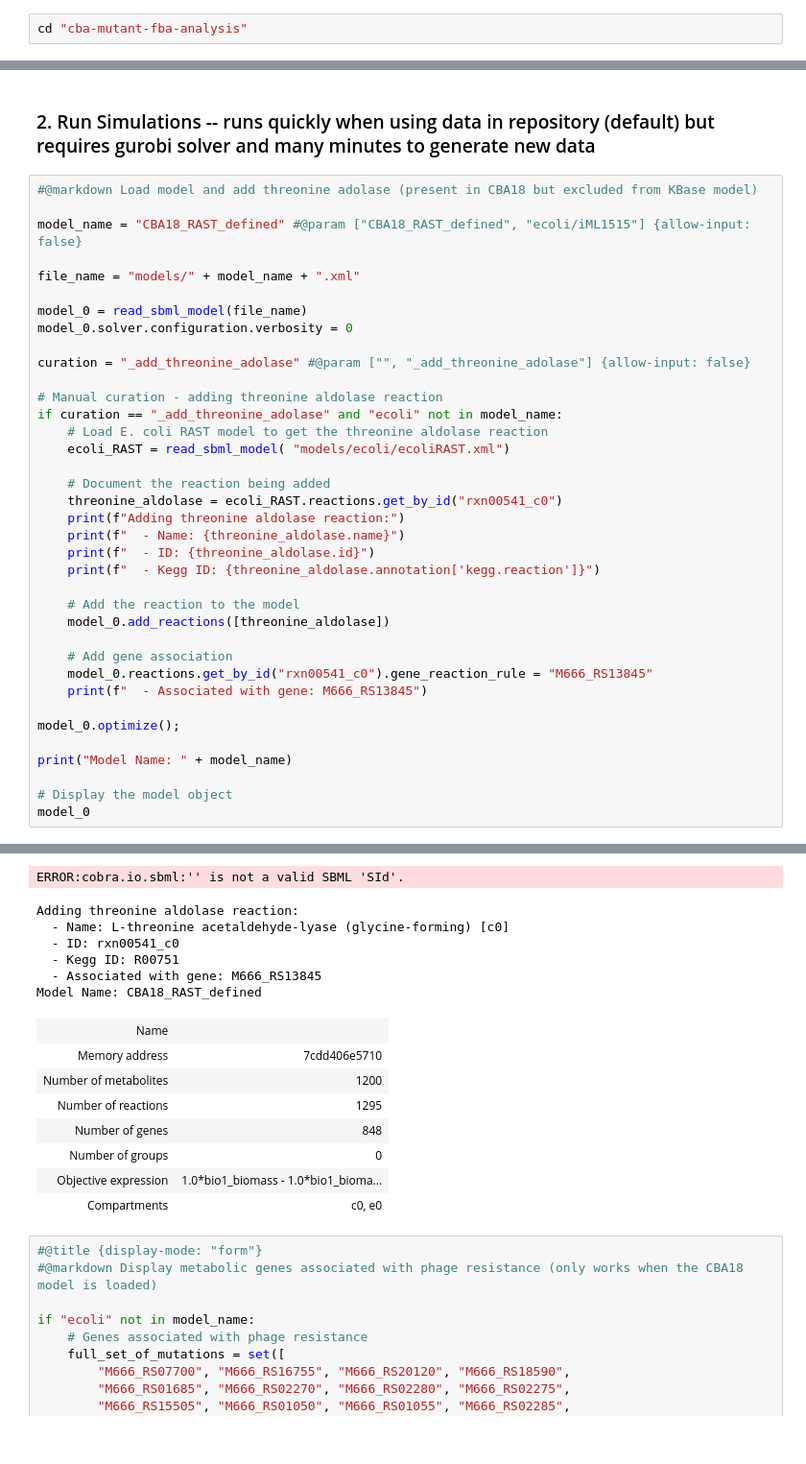
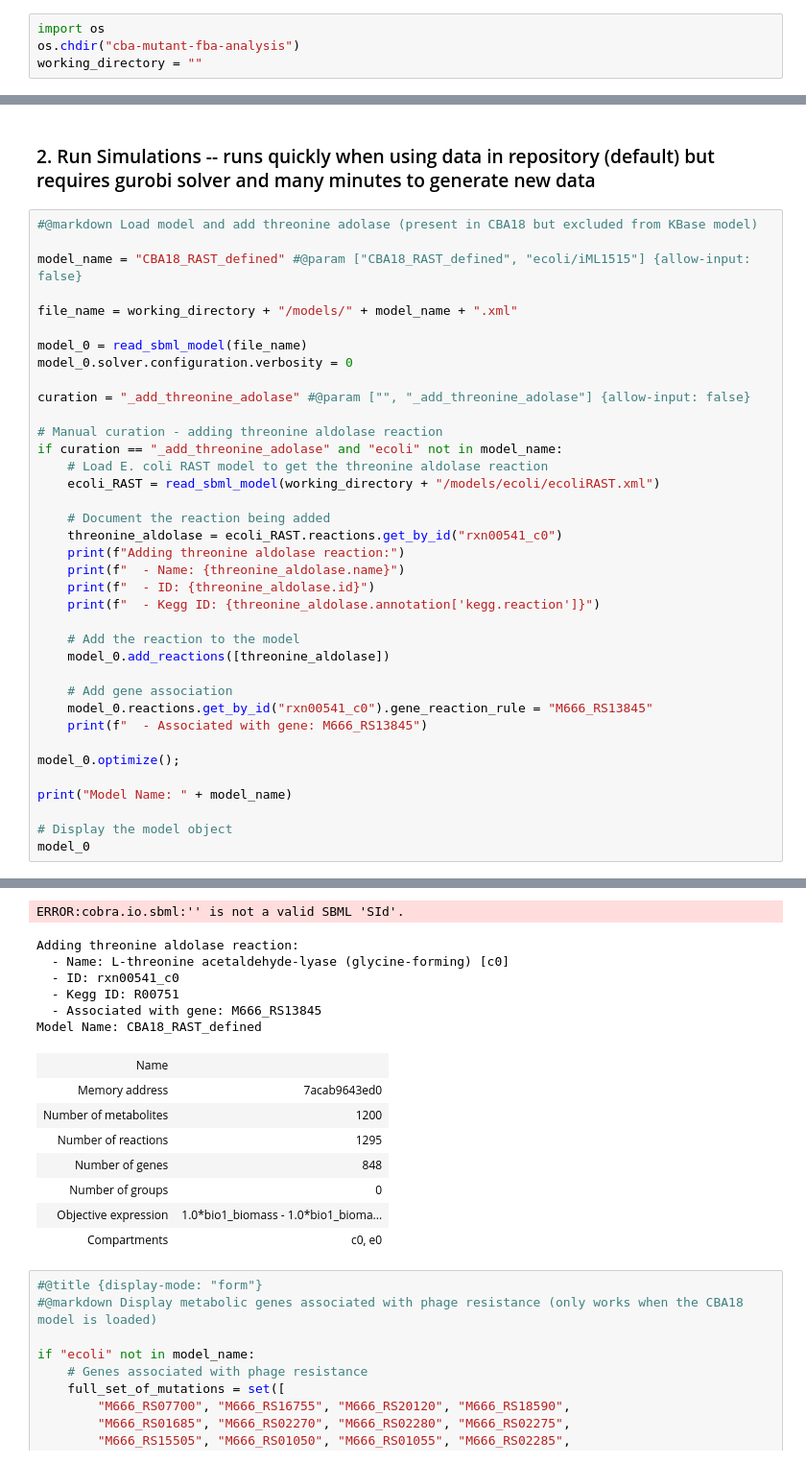
Before and after one commit to cowusuansah/cba-mutant-fba-analysis, a Jupyter notebook: analysis.ipynb, the cells around one changed output, grey strips where cells are left out. Shown at 96% size. Saved outputs shown, nothing was run; the diff lists cells and outputs as text.

```diff
--- a/analysis.ipynb
+++ b/analysis.ipynb
@@ -11,7 +11,9 @@ If not already in google colab, use this link to open notebook there
 # %%
 !git clone https://github.com/cowusuansah/cba-mutant-fba-analysis.git
 # %%
-cd "cba-mutant-fba-analysis"
+import os
+os.chdir("cba-mutant-fba-analysis")
+working_directory = ""
 # %% [markdown]
 ##### Setup cobrapy
 # %%
@@ -563,7 +564,7 @@ def calculate_production(metabolite, model, flux_distribution):
 
 model_name = "CBA18_RAST_defined" #@param ["CBA18_RAST_defined", "ecoli/iML1515"] {allow-input: false}
 
-file_name = "models/" + model_name + ".xml"
+file_name = working_directory + "/models/" + model_name + ".xml"
 
 model_0 = read_sbml_model(file_name)
 model_0.solver.configuration.verbosity = 0
@@ -573,7 +574,7 @@ curation = "_add_threonine_adolase" #@param ["", "_add_threonine_adolase"] {allo
 # Manual curation - adding threonine aldolase reaction
 if curation == "_add_threonine_adolase" and "ecoli" not in model_name:
     # Load E. coli RAST model to get the threonine aldolase reaction
-    ecoli_RAST = read_sbml_model( "models/ecoli/ecoliRAST.xml")
+    ecoli_RAST = read_sbml_model(working_directory + "/models/ecoli/ecoliRAST.xml")
 
     # Document the reaction being added
     threonine_aldolase = ecoli_RAST.reactions.get_by_id("rxn00541_c0")
@@ -604,12 +605,12 @@ Academic license 2604132 - for non-commercial use only - registered to ow___@buc
 ERROR:cobra.io.sbml:'' is not a valid SBML 'SId'.
 Adding threonine aldolase reaction:
   - Name: L-threonine acetaldehyde-lyase (glycine-forming) [c0]
   - ID: rxn00541_c0
   - Kegg ID: R00751
   - Associated with gene: M666_RS13845
 Model Name: CBA18_RAST_defined
 | Name |  |
-| Memory address | 7cdd406e5710 |
+| Memory address | 7acab9643ed0 |
 | Number of metabolites | 1200 |
 | Number of reactions | 1295 |
 | Number of genes | 848 |
```
Also changed, not shown: parts of 15 cells of this notebook, 15 other files.
